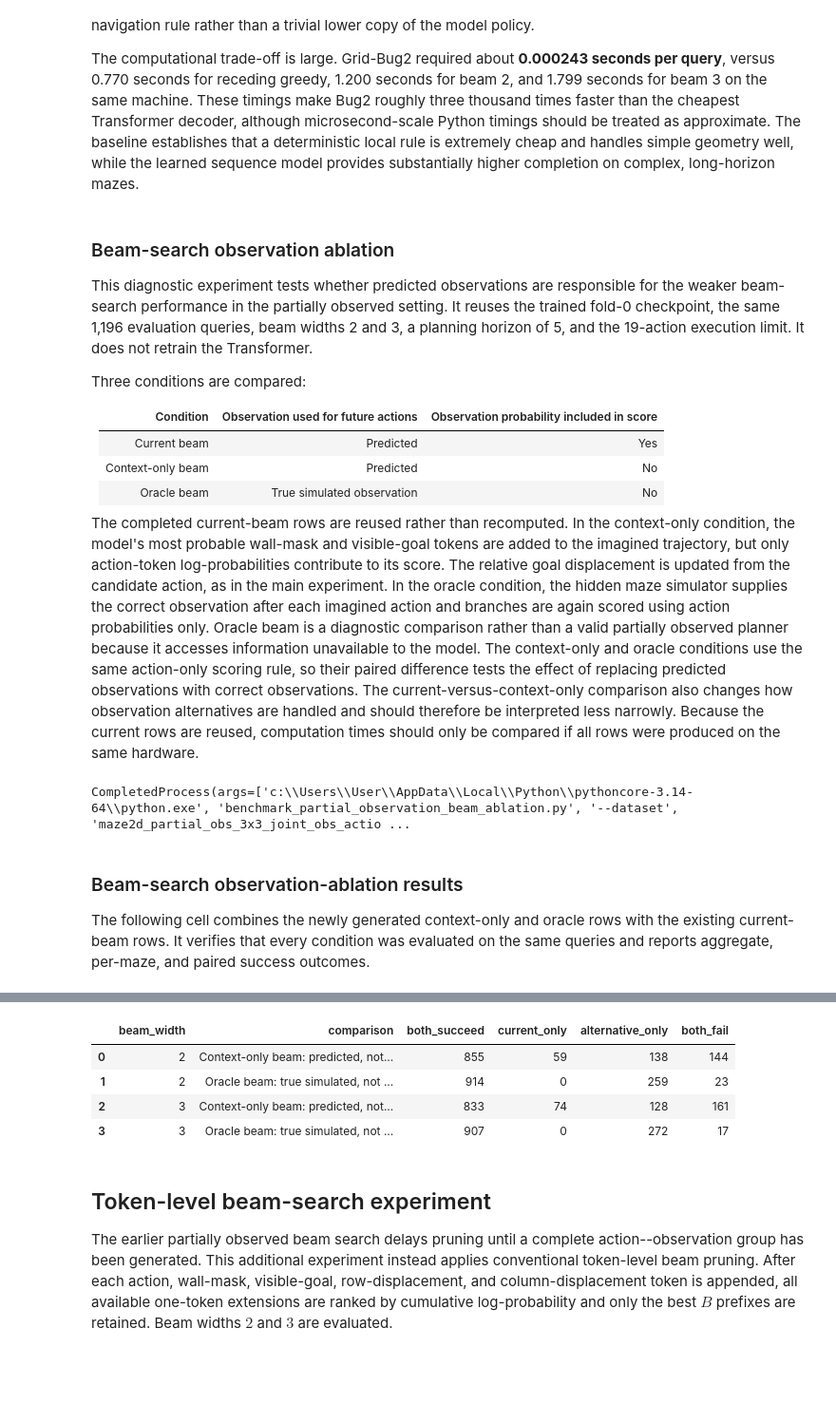
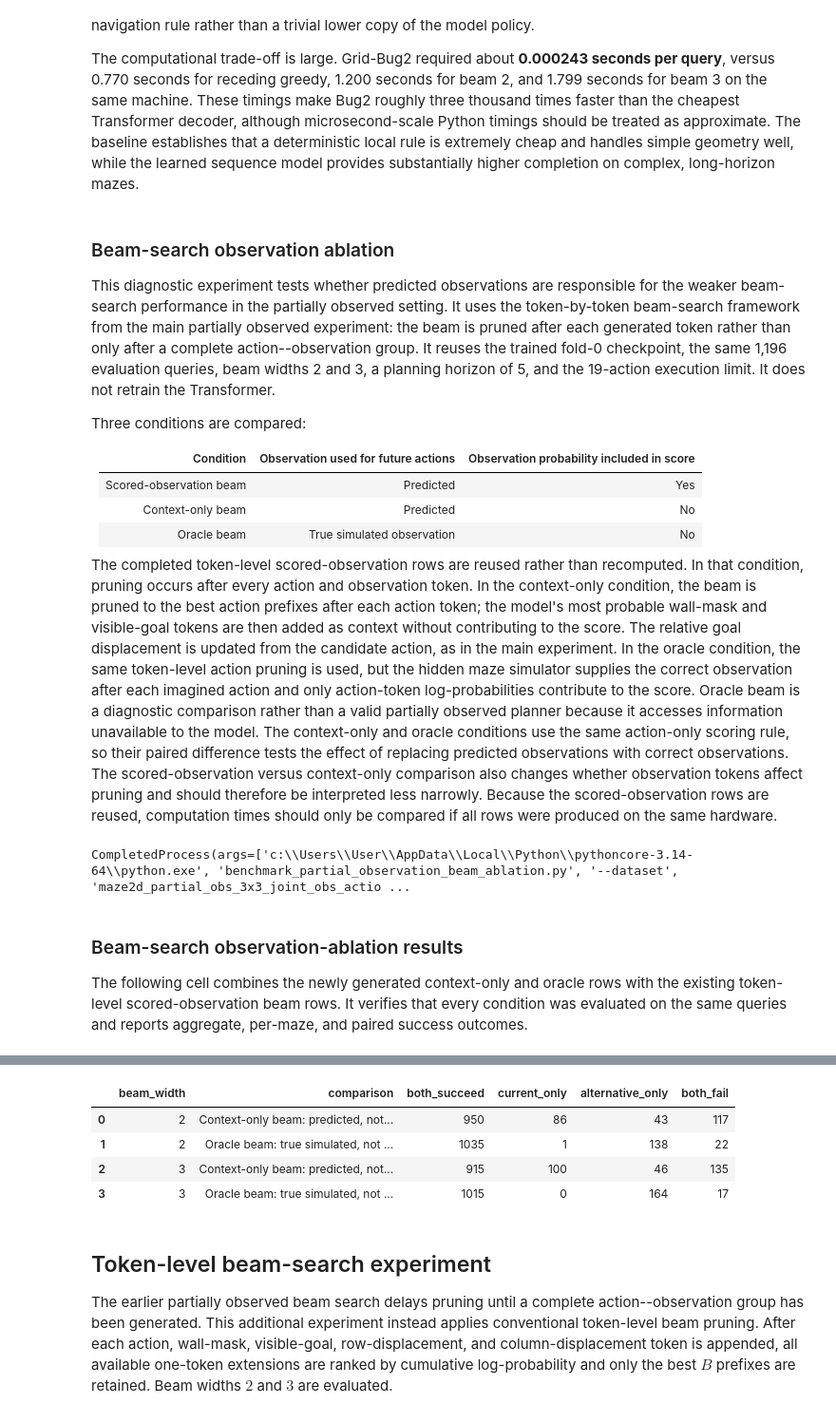
Before and after one commit to diankruger/4th-year-project, a Jupyter notebook: Full_dataset_pipeline.ipynb, the cells around one changed output, grey strips where cells are left out. Shown at 95% size. Saved outputs shown, nothing was run; the diff lists cells and outputs as text; code cells hidden in the pictures; blank space fills up the shorter version.

Commit message:
touch up report, mixed dataset experiment

```diff
--- a/Full_dataset_pipeline.ipynb
+++ b/Full_dataset_pipeline.ipynb
@@ -2630,17 +2630,17 @@ The computational trade-off is large. Grid-Bug2 required about **0.000243 second
 # %% [markdown]
 ### Beam-search observation ablation
 
-This diagnostic experiment tests whether predicted observations are responsible for the weaker beam-search performance in the partially observed setting. It reuses the trained fold-0 checkpoint, the same 1,196 evaluation queries, beam widths 2 and 3, a planning horizon of 5, and the 19-action execution limit. It does not retrain the Transformer.
+This diagnostic experiment tests whether predicted observations are responsible for the weaker beam-search performance in the partially observed setting. It uses the token-by-token beam-search framework from the main partially observed experiment: the beam is pruned after each generated token rather than only after a complete action--observation group. It reuses the trained fold-0 checkpoint, the same 1,196 evaluation queries, beam widths 2 and 3, a planning horizon of 5, and the 19-action execution limit. It does not retrain the Transformer.
 
 Three conditions are compared:
 
 | Condition | Observation used for future actions | Observation probability included in score |
 |---|---|---|
-| Current beam | Predicted | Yes |
+| Scored-observation beam | Predicted | Yes |
 | Context-only beam | Predicted | No |
 | Oracle beam | True simulated observation | No |
 
-The completed current-beam rows are reused rather than recomputed. In the context-only condition, the model's most probable wall-mask and visible-goal tokens are added to the imagined trajectory, but only action-token log-probabilities contribute to its score. The relative goal displacement is updated from the candidate action, as in the main experiment. In the oracle condition, the hidden maze simulator supplies the correct observation after each imagined action and branches are again scored using action probabilities only. Oracle beam is a diagnostic comparison rather than a valid partially observed planner because it accesses information unavailable to the model. The context-only and oracle conditions use the same action-only scoring rule, so their paired difference tests the effect of replacing predicted observations with correct observations. The current-versus-context-only comparison also changes how observation alternatives are handled and should therefore be interpreted less narrowly. Because the current rows are reused, computation times should only be compared if all rows were produced on the same hardware.
+The completed token-level scored-observation rows are reused rather than recomputed. In that condition, pruning occurs after every action and observation token. In the context-only condition, the beam is pruned to the best action prefixes after each action token; the model's most probable wall-mask and visible-goal tokens are then added as context without contributing to the score. The relative goal displacement is updated from the candidate action, as in the main experiment. In the oracle condition, the same token-level action pruning is used, but the hidden maze simulator supplies the correct observation after each imagined action and only action-token log-probabilities contribute to the score. Oracle beam is a diagnostic comparison rather than a valid partially observed planner because it accesses information unavailable to the model. The context-only and oracle conditions use the same action-only scoring rule, so their paired difference tests the effect of replacing predicted observations with correct observations. The scored-observation versus context-only comparison also changes whether observation tokens affect pruning and should therefore be interpreted less narrowly. Because the scored-observation rows are reused, computation times should only be compared if all rows were produced on the same hardware.
 # %%
 from pathlib import Path
 import json
@@ -2679,18 +2679,20 @@ CompletedProcess(args=['c:\\Users\\User\\AppData\\Local\\Python\\pythoncore-3.14
 # %% [markdown]
 ### Beam-search observation-ablation results
 
-The following cell combines the newly generated context-only and oracle rows with the existing current-beam rows. It verifies that every condition was evaluated on the same queries and reports aggregate, per-maze, and paired success outcomes.
+The following cell combines the newly generated context-only and oracle rows with the existing token-level scored-observation beam rows. It verifies that every condition was evaluated on the same queries and reports aggregate, per-maze, and paired success outcomes.
 # %%
+from pathlib import Path
 import numpy as np
 import pandas as pd
 from IPython.display import display
 from benchmark_partial_observation_beam_ablation import summarize
 
+ablation_dir = Path("experiment_runs/cv5_partial_obs_token_level_beam_4act/beam_observation_ablation")
 new_ablation_results = pd.read_csv(ablation_dir / "results.csv")
-current_results_path = Path("experiment_runs/cv5_partial_obs_joint_receding_4act/fold_0/results.csv")
+current_results_path = Path("experiment_runs/cv5_partial_obs_token_level_beam_4act/fold_0/results.csv")
 current_ablation_results = pd.read_csv(current_results_path)
 current_ablation_results = current_ablation_results.loc[
-    current_ablation_results["strategy"].isin(["receding_beam_2", "receding_beam_3"])
+    current_ablation_results["strategy"].isin(["token_level_beam_2", "token_level_beam_3"])
 ].copy()
 current_ablation_results["condition"] = "predicted_scored"
 current_ablation_results["beam_width"] = current_ablation_results["strategy"].str.extract(r"(\d+)$", expand=False).astype(int)
@@ -2713,7 +2715,7 @@ combined_ablation_per_maze = summarize(
     combined_ablation_results, ["maze_name", "condition", "beam_width"]
 )
 condition_labels = {
-    "predicted_scored": "Current beam: predicted and scored",
+    "predicted_scored": "Beam search: predicted and scored",
     "predicted_context_only": "Context-only beam: predicted, not scored",
     "oracle_context_only": "Oracle beam: true simulated, not scored",
 }
@@ -2784,9 +2786,9 @@ display(paired_ablation_outcomes)
 | U_MAZE_EVAL | 100.00% | 100.00% | 94.44% | 94.44% | 88.89% | 88.89% |
 |  | beam_width | comparison | both_succeed | current_only | alternative_only | both_fail |
-| 0 | 2 | Context-only beam: predicted, not... | 855 | 59 | 138 | 144 |
-| 1 | 2 | Oracle beam: true simulated, not ... | 914 | 0 | 259 | 23 |
-| 2 | 3 | Context-only beam: predicted, not... | 833 | 74 | 128 | 161 |
-| 3 | 3 | Oracle beam: true simulated, not ... | 907 | 0 | 272 | 17 |
+| 0 | 2 | Context-only beam: predicted, not... | 950 | 86 | 43 | 117 |
+| 1 | 2 | Oracle beam: true simulated, not ... | 1035 | 1 | 138 | 22 |
+| 2 | 3 | Context-only beam: predicted, not... | 915 | 100 | 46 | 135 |
+| 3 | 3 | Oracle beam: true simulated, not ... | 1015 | 0 | 164 | 17 |
 # %% [markdown]
 ## Token-level beam-search experiment
 
```
Also changed, not shown: parts of 6 cells of this notebook, 14 other files.
